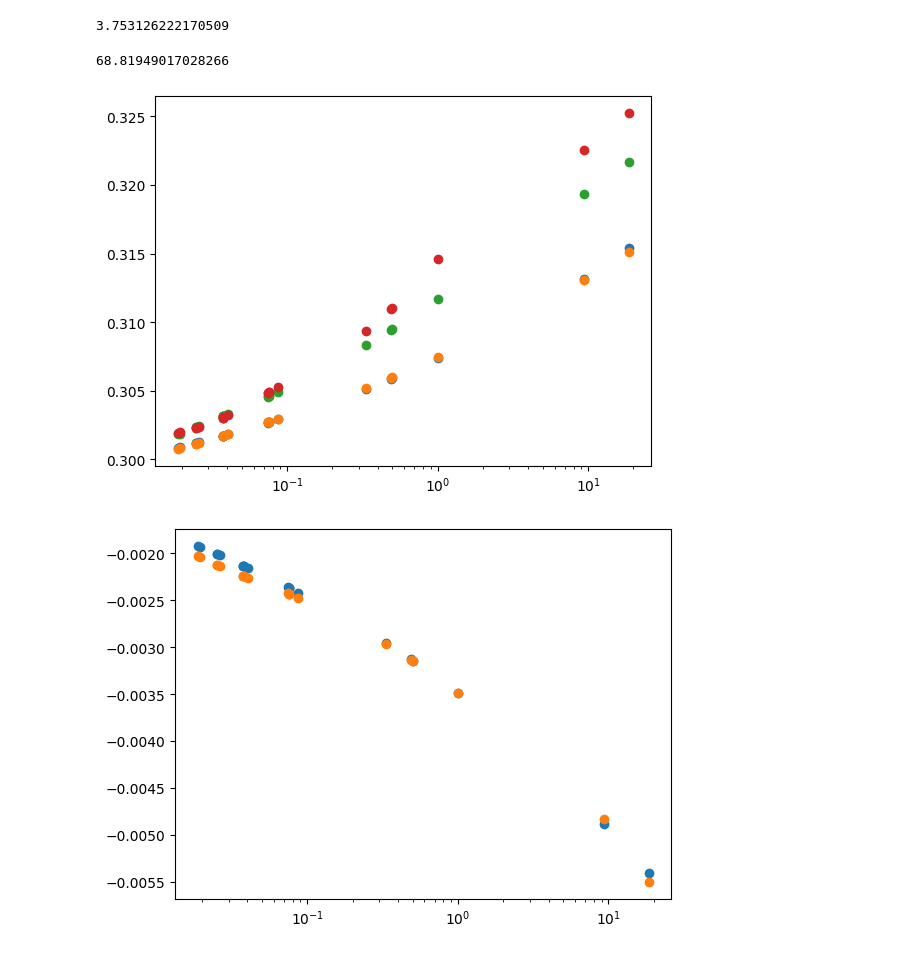
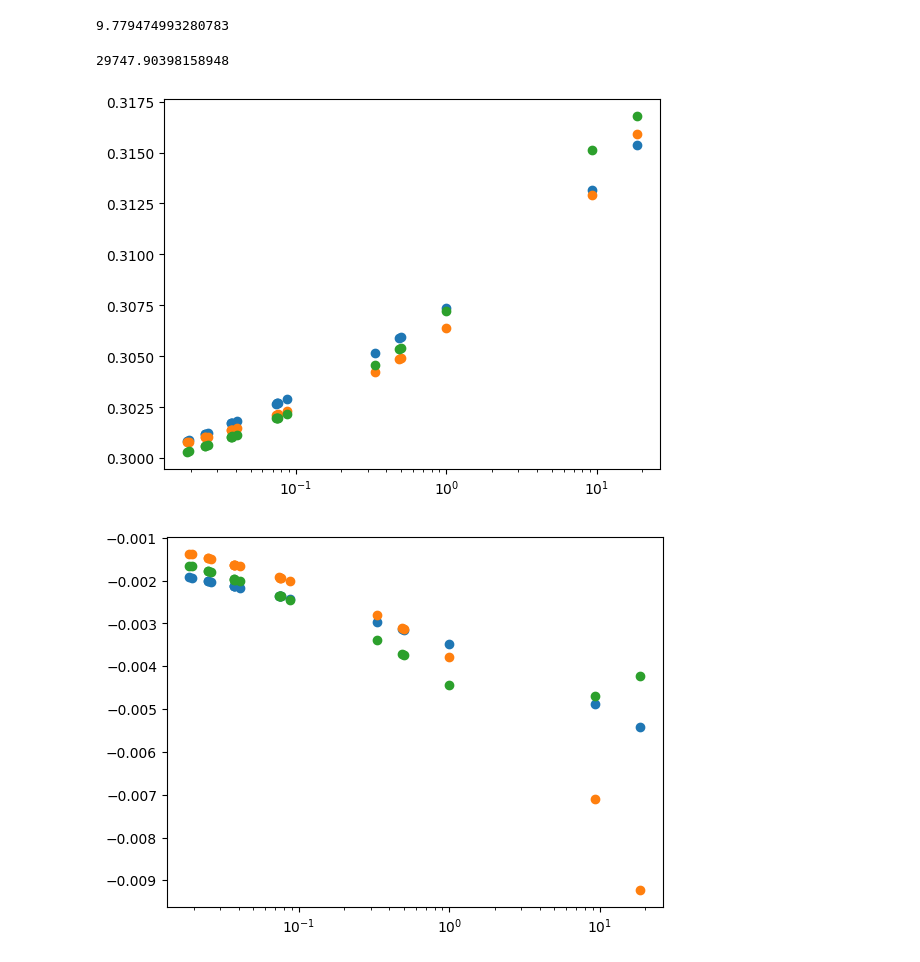
Before and after one commit to maxime-rousselet-cnes/gins_partials, a Jupyter notebook: initial_value_guess.ipynb, the cells around one changed output. Saved outputs shown, nothing was run; the diff lists cells and outputs as text; code cells hidden in the pictures.

Commit message:
Test slumr preprocessing

```diff
--- a/initial_value_guess.ipynb
+++ b/initial_value_guess.ipynb
@@ -24,9 +24,7 @@ interpolated_love_numbers = interpolate_love_number_grid_to_solid_tides(
 # %%
 from scipy.interpolate import RegularGridInterpolator
 from scipy.optimize import least_squares
-from numpy import argsort
 from numpy.random import uniform
-from tqdm import tqdm
 
 grids = tuple(tabs.values())
 interpolators = [
@@ -39,8 +37,8 @@ interpolators = [
     )
     for i in range(len(k2_reference))
 ]
-lower_bounds = array([0.05, 200, -2, 2])
-upper_bounds = array([0.4, 400, 1, 5])
+lower_bounds = array([0.24, 2, -2, 2])
+upper_bounds = array([0.26, 4, 1, 5])
 
 
 def predict(p):
@@ -52,28 +50,17 @@ def residuals(p):
     return abs(predict(p) - array(k2_reference, dtype=complex))
 
 
-results = []
-costs = []
-
-for i in tqdm(range(100)):
-
-    result = least_squares(
-        residuals,
-        x0=array([uniform(low=low, high=high) for low, high in zip(lower_bounds, upper_bounds)]),
-        bounds=(lower_bounds, upper_bounds),
-    )
-    results += [result.x]
-    costs += [result.cost]
-
-order = argsort(a=costs)
-costs = array(costs)[order]
-results = array(results)[order]
+result = least_squares(
+    residuals,
+    x0=array([uniform(low=low, high=high) for low, high in zip(lower_bounds, upper_bounds)]),
+    bounds=(lower_bounds, upper_bounds),
+)
 # %%
-cost = costs[0]
-x = results[0]
+cost = result.cost
+x = result.x
 print(
     "Solution:\n" + "\n".join(f"{parameter} = {value}" for parameter, value in zip(tabs.keys(), x))
 )
-print("Relative error:", abs(cost) / REFERENCE_K2)
+print("Relative error:", cost / REFERENCE_K2)
 # %% [output]
 Solution:
@@ -96,42 +73,42 @@ show()
 from alna.rheological_formulas import find_tau_m_sup
 
 # TODO: Raise compatibility questions.
-print(find_tau_m_sup(omega_m_inf=3.09e-5, period_unit=1, alpha=0.25, delta=10**1, q_mu=400) / 3600/24/365.25)
+print(find_tau_m_sup(omega_m_inf=3.09e-4, period_unit=1, alpha=0.25, delta=1, q_mu=1000) / 3600/24/365.25)
 # %% [output]
-3.753126222170509
+9.779474993280783
 # %%
 from alna.rheological_formulas import find_tau_m_sup
 
-print(find_tau_m_sup(omega_m_inf=3.09e-4, period_unit=1, alpha=0.25, delta=5, q_mu=1000) / 3600/24/365.25)
+print(find_tau_m_sup(omega_m_inf=10**(-x[3]), period_unit=1, alpha=x[0], delta=10**(x[2]), q_mu=10**(x[1])) / 3600/24/365.25)
 # %% [output]
-68.81949017028266
+29747.90398158948
 # %%
 from matplotlib.pyplot import scatter, xscale, show
-from numpy import log10
 
+log_Q_to_test = 3.5
 xscale("log")
 scatter(1 / tide_angular_frequencies_to_cycle_per_yr(), k2_reference.real)
 scatter(
     1 / tide_angular_frequencies_to_cycle_per_yr(),
     predict(x).real,
 )
 scatter(
     1 / tide_angular_frequencies_to_cycle_per_yr(),
-    predict([0.1, 300, x[2], x[3]]).real,
-)
-scatter(
-    1 / tide_angular_frequencies_to_cycle_per_yr(),
-    predict([0.15, 500, x[2], x[3]]).real,
+    predict((0.25, log_Q_to_test, -0.9, 3.5)).real,
 )
 show()
 
 xscale("log")
 scatter(1 / tide_angular_frequencies_to_cycle_per_yr(), k2_reference.imag)
 scatter(
     1 / tide_angular_frequencies_to_cycle_per_yr(),
     predict(x).imag,
 )
+scatter(
+    1 / tide_angular_frequencies_to_cycle_per_yr(),
+    predict((0.25, log_Q_to_test, -0.9, 3.5)).imag,
+)
 show()
 # %% [output]
-[figure, old version]
+[figure, new version]
-[figure, old version]
+[figure, new version]
```
Also changed, not shown: parts of 3 cells of this notebook, 6 other files.
